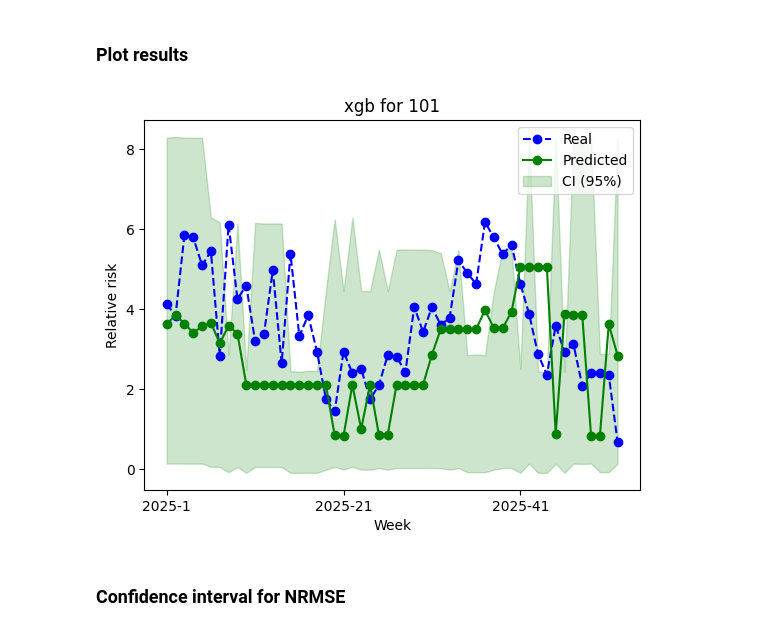
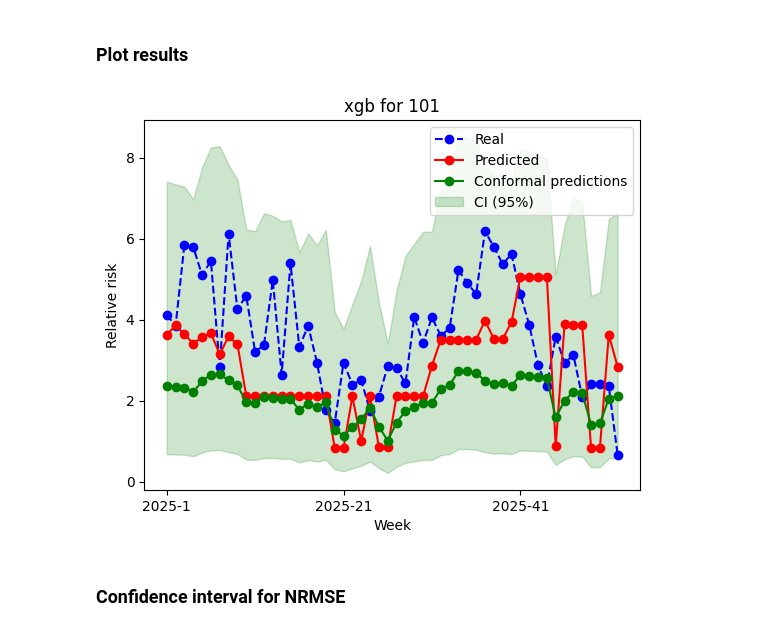
Before and after one commit to artisticlimon/dengue-model, a Jupyter notebook: models/model_scripts/model_options.ipynb, the cells around one changed output. Cells and saved outputs as stored; diff of their text form; code cells hidden in the pictures.

```diff
--- a/models/model_scripts/model_options.ipynb
+++ b/models/model_scripts/model_options.ipynb
@@ -503,10 +503,10 @@ best_xgb = Model(df, cantons[nrmse_xgb["nrmse"].idxmin()])
 ### Plot results
 # %%
 X_combined, y_combined, X_train, X_test, y_test, test, pds, epsilon = best_xgb.partition()
-y_pred_point, lower_bound, upper_bound = best_xgb.prediction_intervals(X_combined, y_combined, X_test, epsilon, "xgb", pds)
-best_xgb.serie_temp_canton("xgb", lower_bound, upper_bound)
+y_pred_point, lower_bound, upper_bound = best_xgb.prediction_intervals(X_combined, y_combined, X_test, epsilon, "xgb", repeats = 100)
+best_xgb.serie_temp_canton("xgb", y_pred_point, lower_bound, upper_bound)
 # %% [output]
-[figure, old version]
+[figure, new version]
 # %% [markdown]
 ### Confidence interval for NRMSE
 # %%
```
Also changed, not shown: parts of 25 cells of this notebook, 1 other file.
